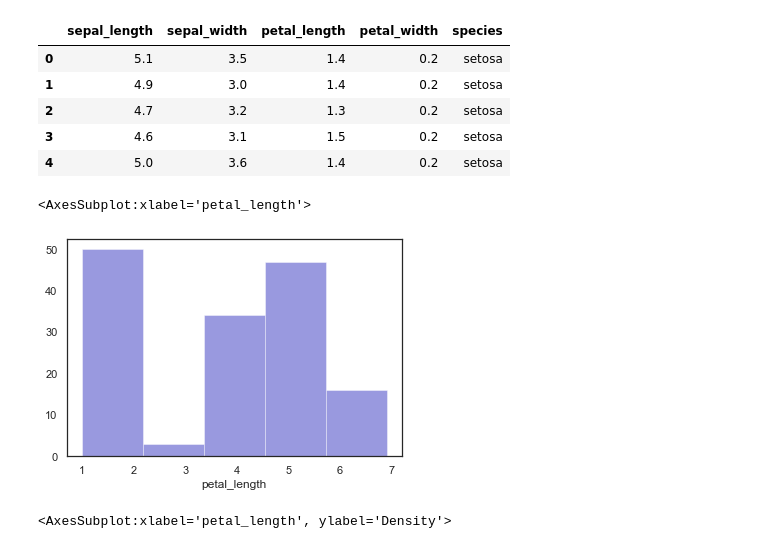
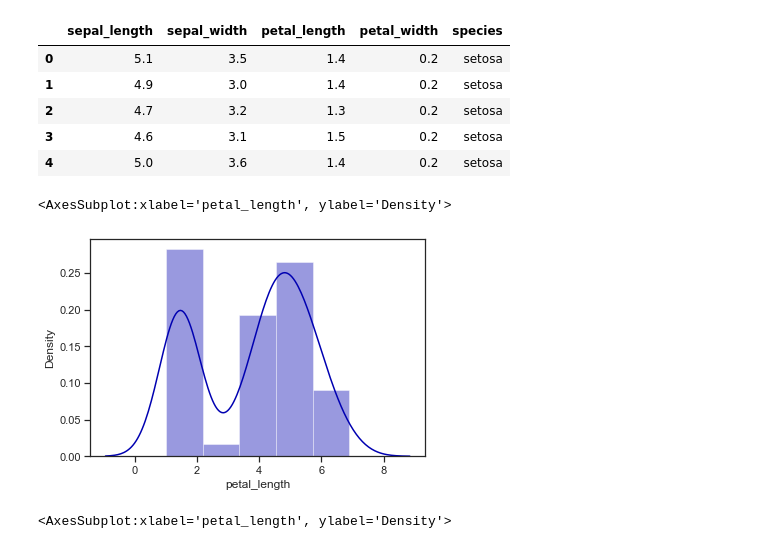
Before and after one commit to tushancse04/Data-visualization, a Jupyter notebook: 06/seaborn.ipynb, the cells around one changed output. Cells and saved outputs as stored; diff of their text form; code cells hidden in the pictures.

```diff
--- a/06/seaborn.ipynb
+++ b/06/seaborn.ipynb
@@ -149,6 +149,6 @@ sinplot()
 Seaborn provides a function called set_palette(),
 which can be used to give colors to plots and adding more aesthetic value to it.
 # %%
-sb.set_palette("PuRd")
+sb.set_palette("hsv")
 sinplot()
 # %% [output]
@@ -179,10 +179,10 @@ df.head()
 # %%
 sb.set_context('notebook')
 sb.set_palette("seismic")
-sb.distplot(df['petal_length'],kde = False)
+sb.distplot(df['petal_length'],kde = True)
 # %% [output]
-<AxesSubplot:xlabel='petal_length'>
+<AxesSubplot:xlabel='petal_length', ylabel='Density'>
-[figure, old version]
+[figure, new version]
 # %%
 sb.set_context('notebook')
 sb.set_palette("viridis")
```
Also changed, not shown: parts of 7 cells of this notebook, 4 other files.
